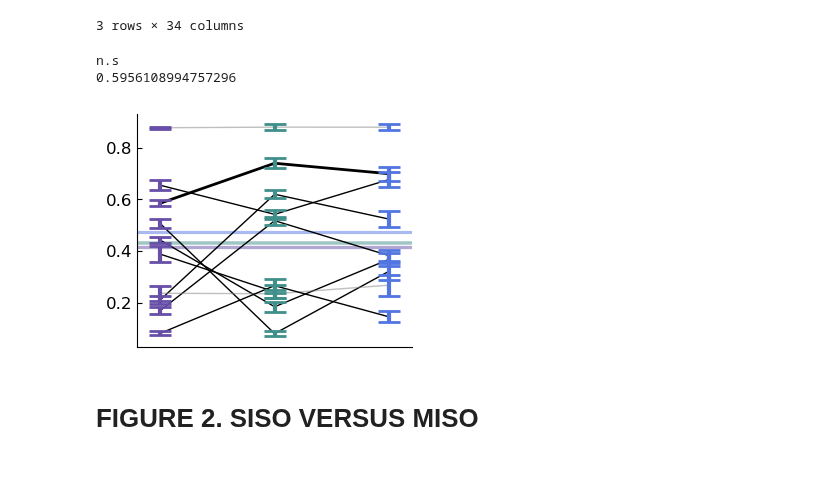
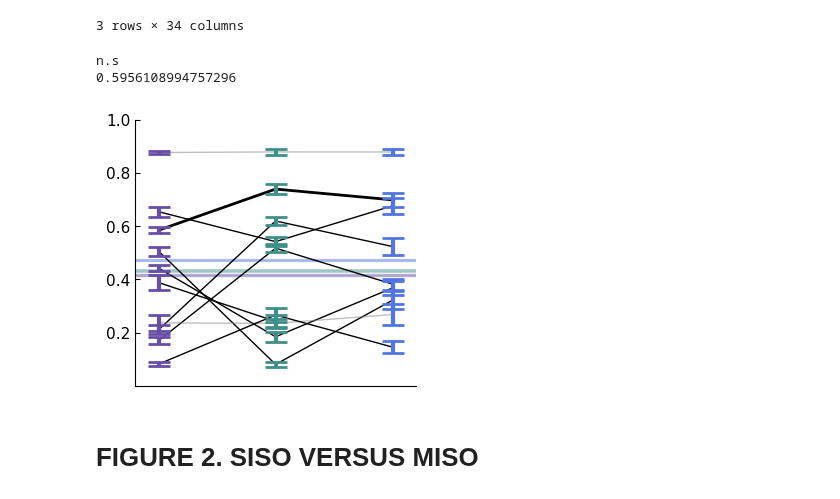
Before and after one commit to mayolabvision/NeuralDecoding, a Jupyter notebook: analyses/etra_plots.ipynb, the cells around one changed output. Drawn from its saved outputs; the diff is of its cells as text; code cells hidden in the pictures; blank space fills up the shorter version.

```diff
--- a/analyses/etra_plots.ipynb
+++ b/analyses/etra_plots.ipynb
@@ -892,8 +892,8 @@ df.head(3)
 3 rows × 34 columns
 # %%
 #fig, axes = plt.subplots(1,1,figsize=(10,5), sharex=True, sharey='row',gridspec_kw={'height_ratios': [2, 1]}) #6,5.5
-fig, ax = plt.subplots(figsize=(3.6, 3))
-plt.rcParams.update({'font.size': 12})
+fig, ax = plt.subplots(figsize=(3.6, 3.3))
+plt.rcParams.update({'font.size': 11})
 fig.tight_layout()
 
 val = 'R2_test_mn'
@@ -940,34 +940,36 @@ for s,sess in enumerate(df['sess'].unique()):
         ax.errorbar(pos, y, yerr, lw=3, capsize=8, capthick=2, color=color, zorder=3)
 
     ax.set_xticks([0,1,2])
+    ax.set_ylim([0,1])
+    ax.set_yticks([0.2,0.4,0.6,0.8,1])
     ax.set_xlim([-0.2,2.2])
     ax.set_xticklabels([], rotation=0)
     ax.tick_params(direction='in',bottom=0)
     ax.spines['right'].set_color('none')
     ax.spines['top'].set_color('none')
 
 means_all = np.array(means_all)
 
 ss, pp = signif_test(means_all[:,1], means_all[:,2])
 print(ss)
 print(pp)
 
 #print(np.nanstd(np.array(means_all),axis=0)*10)
 
 ax.axhline(y=np.nanmean(means_all,axis=0)[0], color=etra_cols[0], linestyle='-', linewidth=np.nanstd(np.array(means_all),axis=0)[0]*10, alpha=0.5, zorder=0)
 ax.axhline(y=np.nanmean(means_all,axis=0)[1], color=etra_cols[1], linestyle='-', linewidth=np.nanstd(np.array(means_all),axis=0)[1]*10, alpha=0.5, zorder=0)
 ax.axhline(y=np.nanmean(means_all,axis=0)[2], color=etra_cols[2], linestyle='-', linewidth=np.nanstd(np.array(means_all),axis=0)[2]*10, alpha=0.5, zorder=0)
 
 #print(df.loc[(df['nFEF']==0)][val].values.mean())
 #print(df.loc[(df['nMT']==0)][val].values.mean())
 #print(df.loc[(df['line'] < 30) & (df['nMT']!=0) & (df['nFEF']!=0)][val].values.mean())
 
 #plt.subplots_adjust(wspace=0.1, hspace=0.15)
 fig.savefig(FIG_FOLDER+'/sum_mtfef_r2xy.png', dpi=600, bbox_inches='tight')
 # %% [output]
 n.s
 0.5956108994757296
-[figure, old version]
+[figure, new version]
 # %% [markdown]
 # FIGURE 2. SISO VERSUS MISO
 # %%
```
Also changed, not shown: parts of 3 cells of this notebook.
